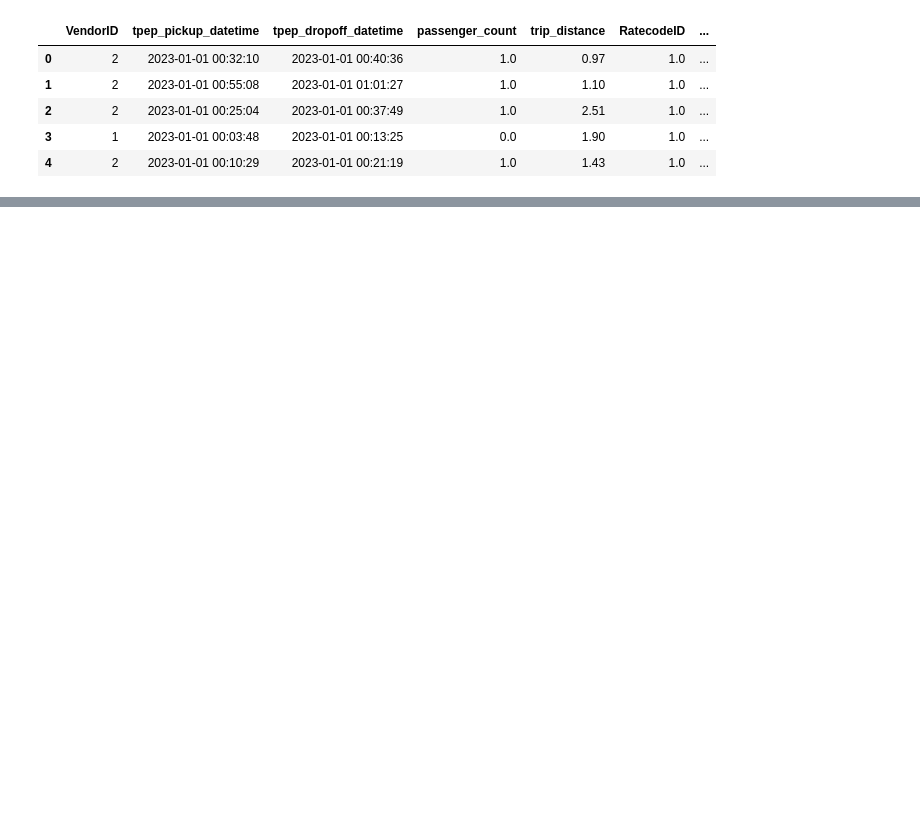
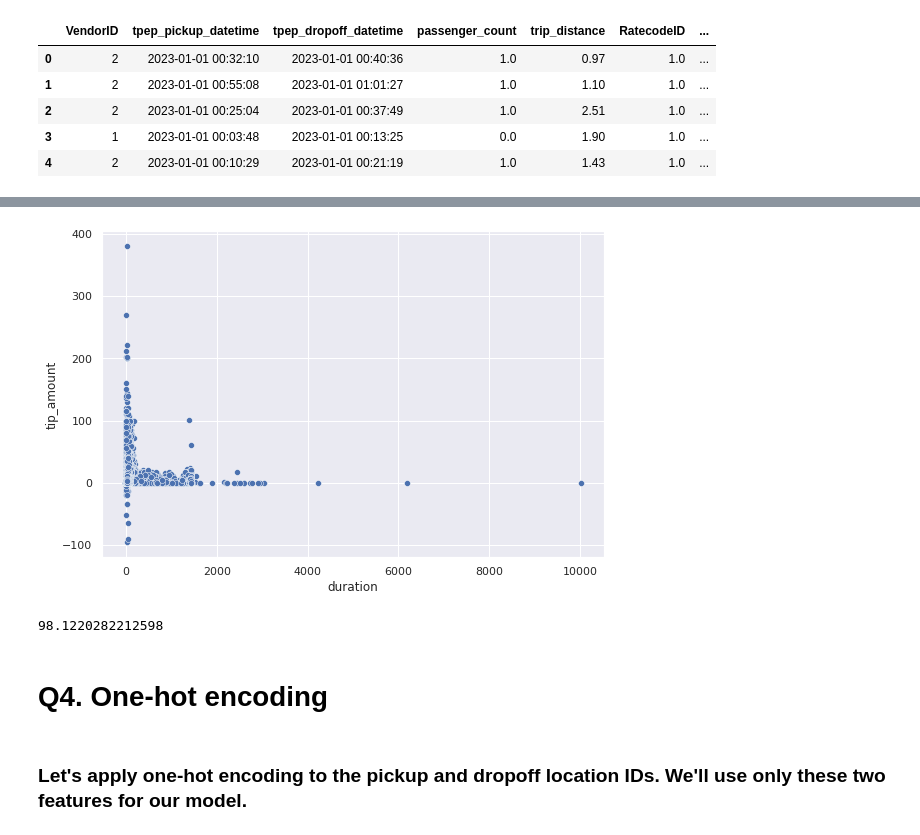
Before and after one commit to kmaiorova/mlops-zoomcamp, a Jupyter notebook: 01-intro/homework.ipynb, the cells around one changed output, grey strips where cells are left out. Saved outputs shown, nothing was run; the diff lists cells and outputs as text; code cells hidden in the pictures; blank space fills up the shorter version.

```diff
--- a/01-intro/homework.ipynb
+++ b/01-intro/homework.ipynb
@@ -18,0 +92,8 @@ df.head()
+# %%
+sns.scatterplot(df['duration'], df['tip_amount']);
+# %% [output]
+[figure, added]
+# %%
+len(df[(df.duration >= 1) & (df.duration <= 60)]) / len(df) * 100
+# %% [output]
+98.1220282212598
@@ -18,0 +102,4 @@ df.head()
+# %% [markdown]
+# Q4. One-hot encoding
+# %% [markdown]
+### Let's apply one-hot encoding to the pickup and dropoff location IDs. We'll use only these two features for our model.
```
Also changed, not shown: parts of 29 cells of this notebook.
